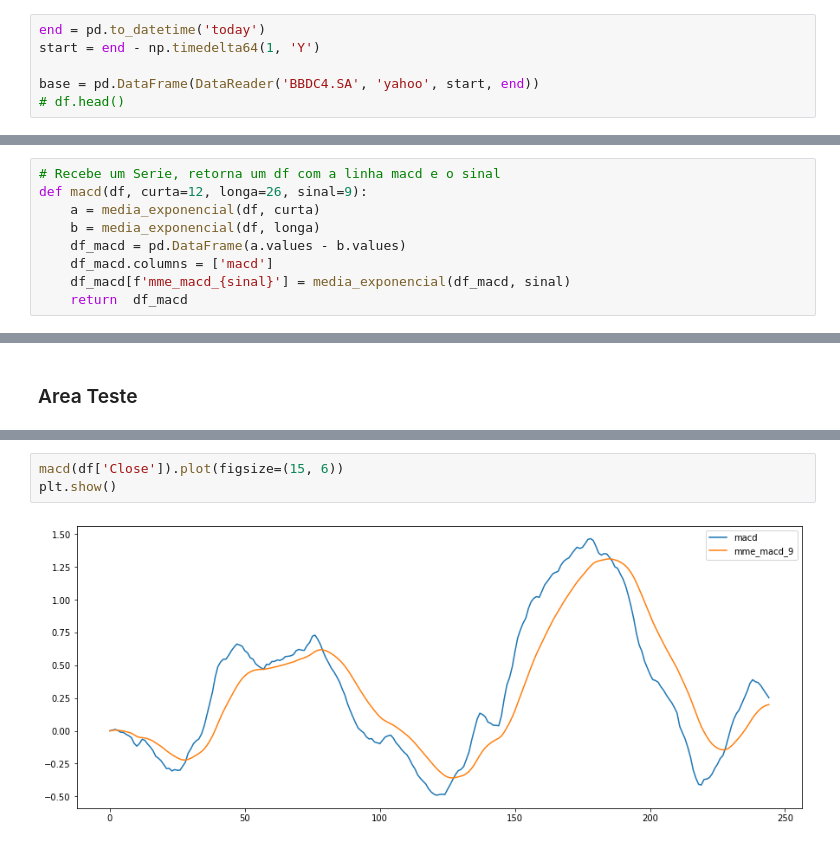
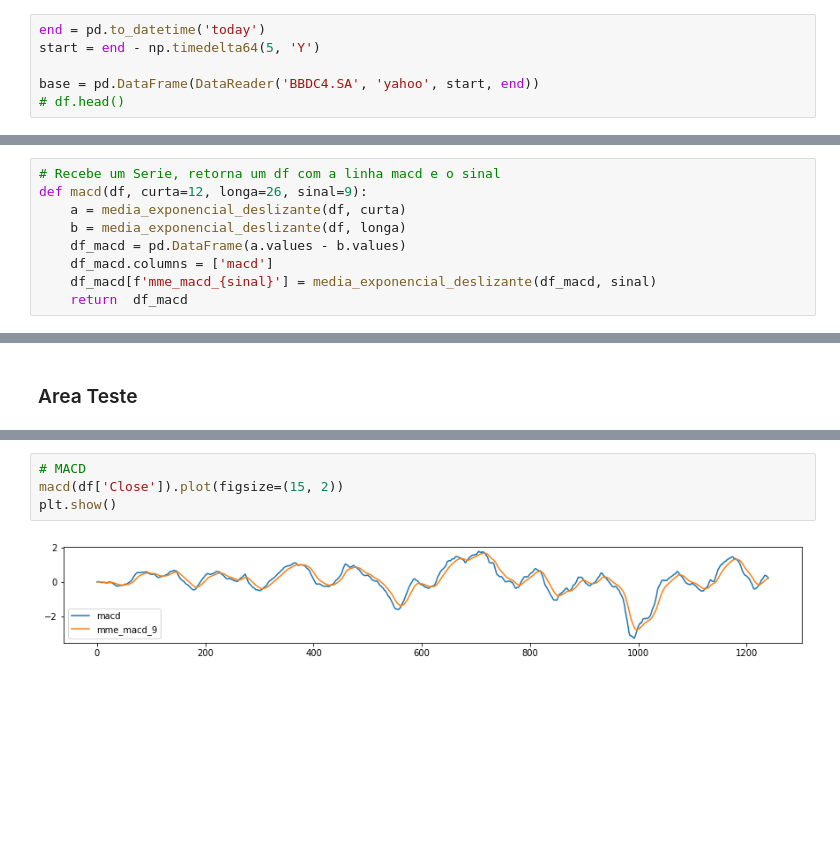
Before and after one commit to DeykyPinheiro/octopus, a Jupyter notebook: notebook_testes.ipynb, the cells around one changed output, grey strips where cells are left out. Drawn from its saved outputs; the diff is of its cells as text; blank space fills up the shorter version.

```diff
--- a/notebook_testes.ipynb
+++ b/notebook_testes.ipynb
@@ -10,7 +10,7 @@ from pandas_datareader import DataReader
 ### DataFrame
 # %%
 end = pd.to_datetime('today')
-start = end - np.timedelta64(1, 'Y')
+start = end - np.timedelta64(5, 'Y')
 
 base = pd.DataFrame(DataReader('BBDC4.SA', 'yahoo', start, end))
 # df.head()
@@ -50,9 +43,9 @@ def media_exponencial_deslizante(df, periodos=10):
 # %%
 # Recebe um Serie, retorna um df com a linha macd e o sinal
 def macd(df, curta=12, longa=26, sinal=9):
-    a = media_exponencial(df, curta)
-    b = media_exponencial(df, longa)
+    a = media_exponencial_deslizante(df, curta)
+    b = media_exponencial_deslizante(df, longa)
     df_macd = pd.DataFrame(a.values - b.values)
     df_macd.columns = ['macd']
-    df_macd[f'mme_macd_{sinal}'] = media_exponencial(df_macd, sinal)
+    df_macd[f'mme_macd_{sinal}'] = media_exponencial_deslizante(df_macd, sinal)
     return  df_macd
@@ -79,5 +92,6 @@ plt.show()
 # %%
-macd(df['Close']).plot(figsize=(15, 6))
+# MACD
+macd(df['Close']).plot(figsize=(15, 2))
 plt.show()
 # %% [output]
-[figure, old version]
+[figure, new version]
```
Also changed, not shown: parts of 7 cells of this notebook.
